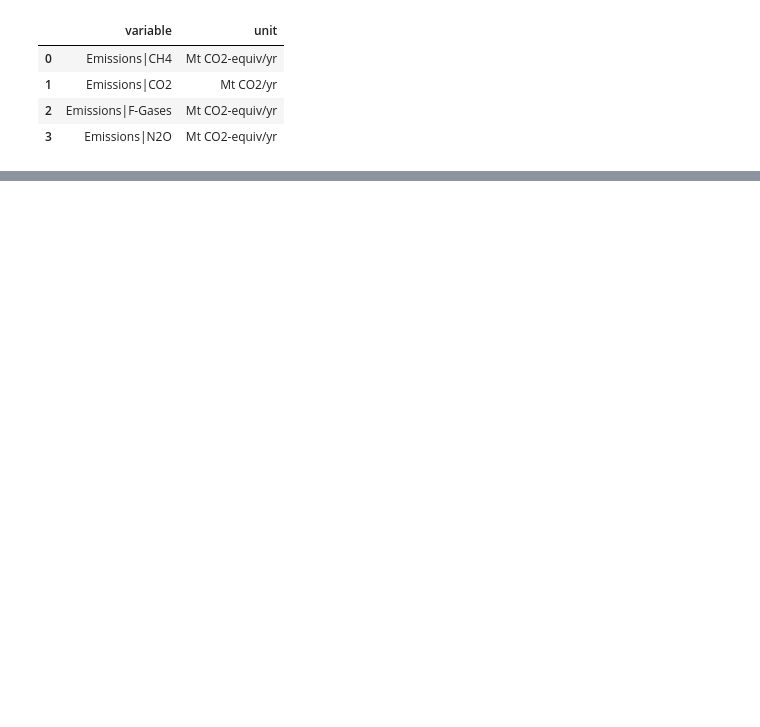
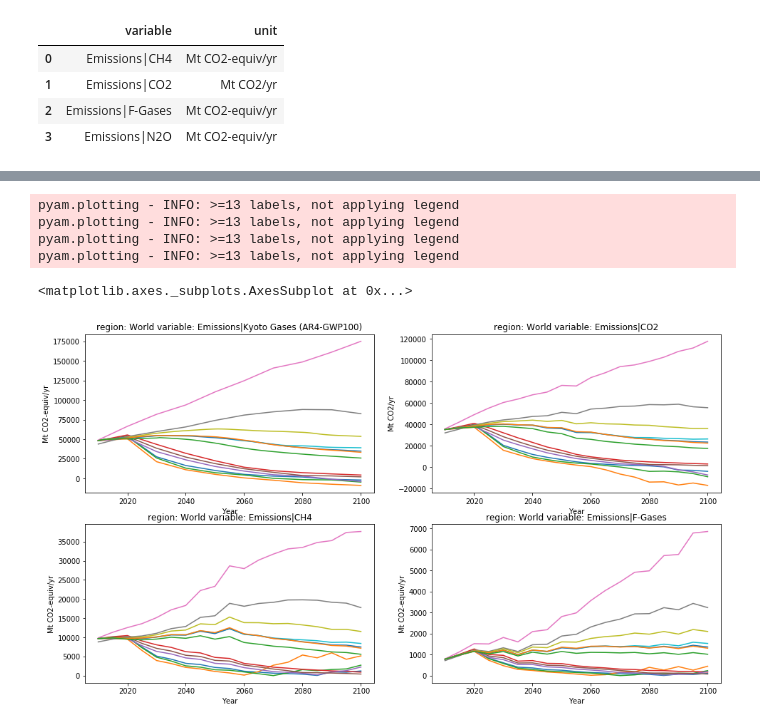
Before and after one commit to GranthamImperial/silicone_examples, a Jupyter notebook: notebooks/Split_up_kyoto_gases.ipynb, the cells around one changed output, grey strips where cells are left out. Saved outputs shown, nothing was run; the diff lists cells and outputs as text; code cells hidden in the pictures; blank space fills up the shorter version.

```diff
--- a/notebooks/Split_up_kyoto_gases.ipynb
+++ b/notebooks/Split_up_kyoto_gases.ipynb
@@ -106,0 +117,17 @@ results.variables(True)
+# %%
+fig = plt.figure(figsize=(16, 9))
+ax = fig.add_subplot(221)
+kyoto_df.line_plot(ax=ax)
+ax = fig.add_subplot(222)
+results.filter(variable="Emissions|CO2").line_plot(ax=ax)
+ax = fig.add_subplot(223)
+results.filter(variable="Emissions|CH4").line_plot(ax=ax)
+ax = fig.add_subplot(224)
+results.filter(variable="Emissions|F-Gases").line_plot(ax=ax)
+# %% [output]
+pyam.plotting - INFO: >=13 labels, not applying legend
+pyam.plotting - INFO: >=13 labels, not applying legend
+pyam.plotting - INFO: >=13 labels, not applying legend
+pyam.plotting - INFO: >=13 labels, not applying legend
+<matplotlib.axes._subplots.AxesSubplot at 0x...>
+[figure, added]
```
Also changed, not shown: parts of 7 cells of this notebook, 3 other files.
